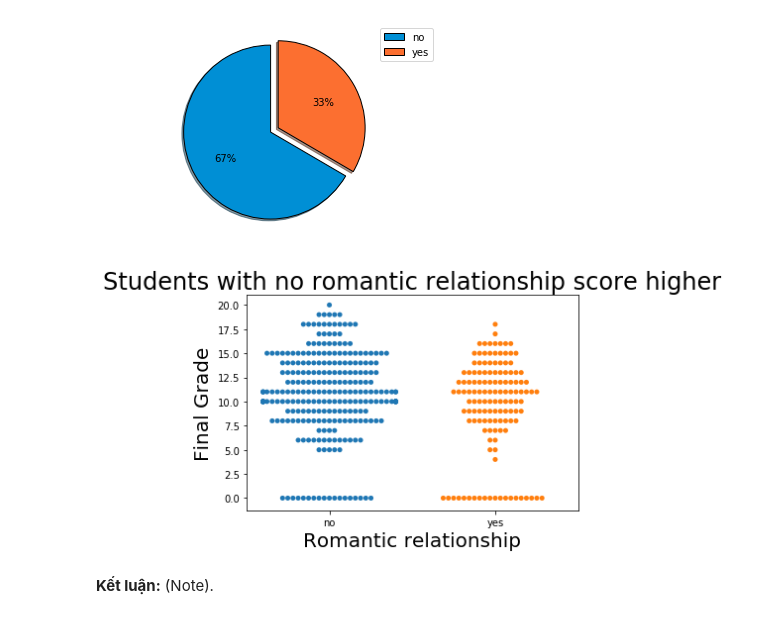
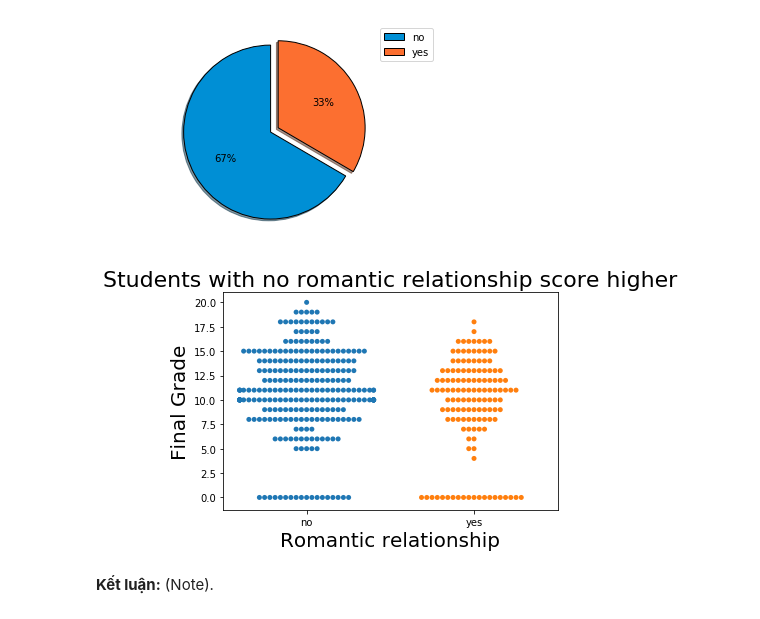
Before and after one commit to bason1999qn/Predict_Student_Performance, a Jupyter notebook: 1712732-ThaiBaSon.ipynb, the cells around one changed output. Drawn from its saved outputs; the diff is of its cells as text; code cells hidden in the pictures.

```diff
--- a/1712732-ThaiBaSon.ipynb
+++ b/1712732-ThaiBaSon.ipynb
@@ -277,12 +280,12 @@ plt.show()
 [figure]
 # %%
 b = sns.swarmplot(x=df_s['romantic'],y=df_s['G3'])
-b.axes.set_title('Students with no romantic relationship score higher', fontsize = 24)
+b.axes.set_title('Students with no romantic relationship score higher', fontsize = 22)
 b.set_xlabel('Romantic relationship', fontsize = 20)
 b.set_ylabel('Final Grade', fontsize = 20)
 plt.show()
 # %% [output]
-[figure, old version]
+[figure, new version]
 # %% [markdown]
 **Kết luận:** (Note).
 # %% [markdown]
```
Also changed, not shown: parts of 19 cells of this notebook.
